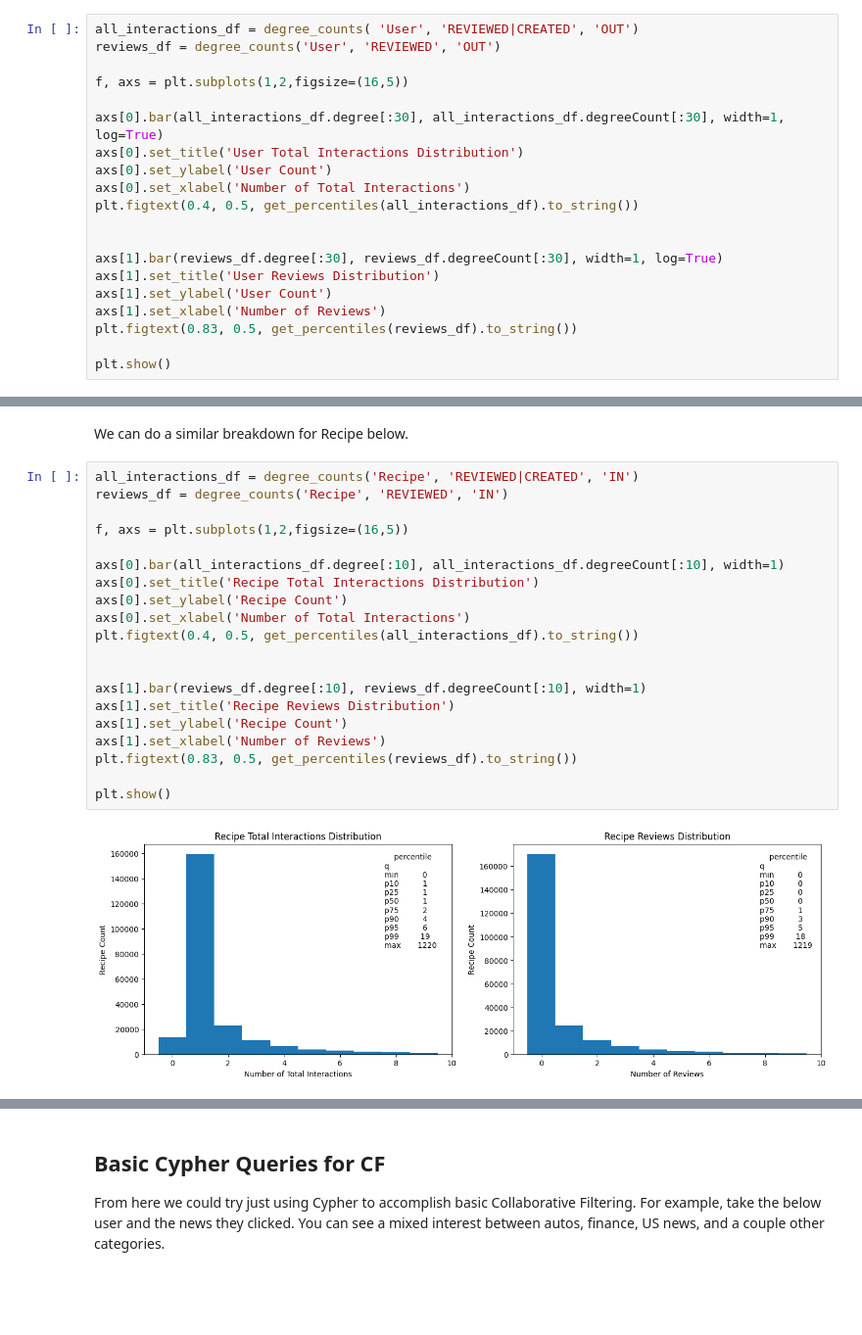
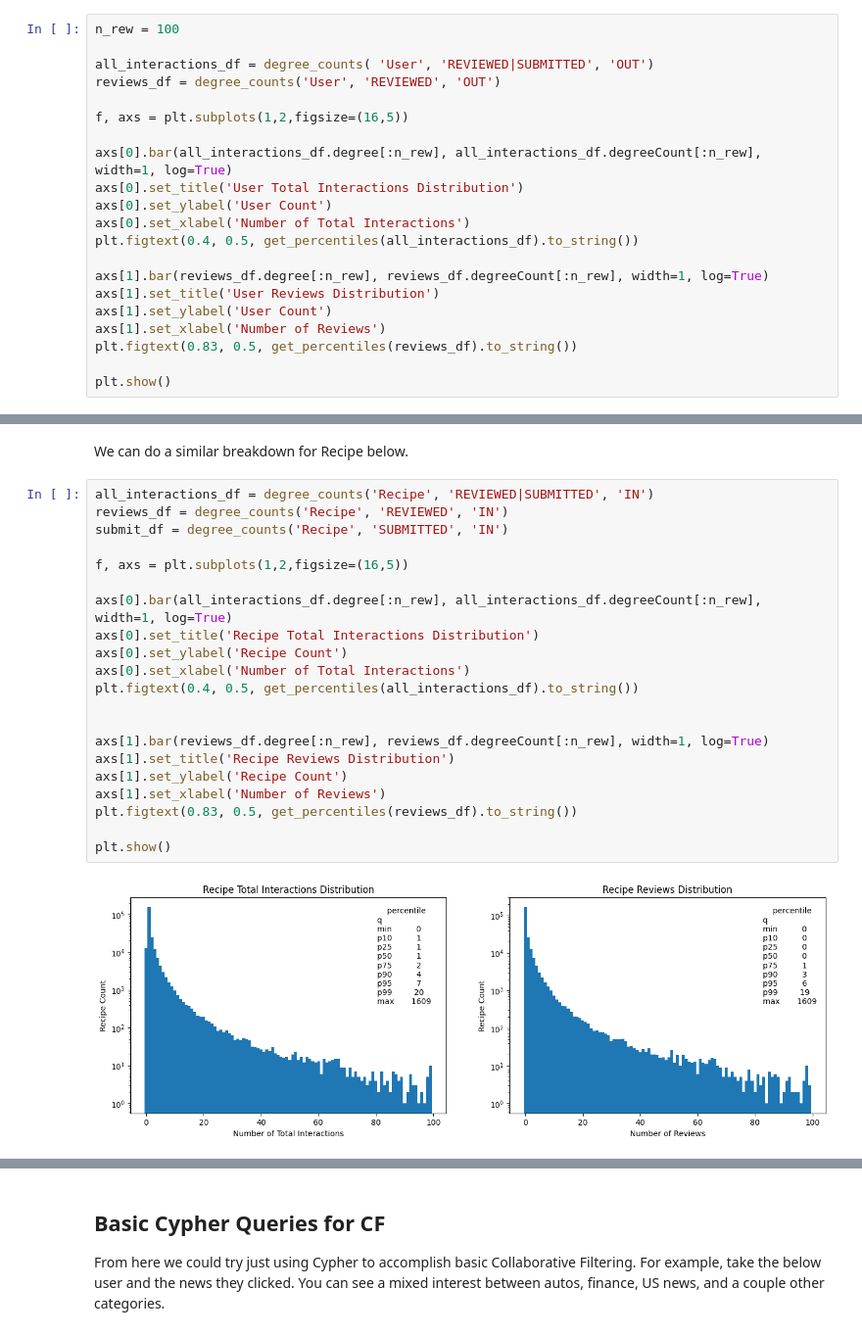
Before and after one commit to luigi-ga/GRec, a Jupyter notebook: graph_recommendation.ipynb, the cells around one changed output, grey strips where cells are left out. Shown at 98% size. Drawn from its saved outputs; the diff is of its cells as text; blank space fills up the shorter version.

```diff
--- a/graph_recommendation.ipynb
+++ b/graph_recommendation.ipynb
@@ -158,19 +158,20 @@ Next, we can look at the distribution of events per user. It is helpful to check
 1. The graph is reasonably well connected as the quality of our upcoming recommendation technique will depend on a reasonably well connected graph.
 2. We do not have any large [supernodes](https://medium.com/neo4j/graph-modeling-all-about-super-nodes-d6ad7e11015b), i.e. nodes with very high numbers of relationships. What qualifies as a supernode varies greatly by use case. For this, I would be concerned about users with tens of thousands of clicks.
 # %%
-all_interactions_df = degree_counts( 'User', 'REVIEWED|CREATED', 'OUT')
+n_rew = 100
+
+all_interactions_df = degree_counts( 'User', 'REVIEWED|SUBMITTED', 'OUT')
 reviews_df = degree_counts('User', 'REVIEWED', 'OUT')
 
 f, axs = plt.subplots(1,2,figsize=(16,5))
 
-axs[0].bar(all_interactions_df.degree[:30], all_interactions_df.degreeCount[:30], width=1, log=True)
+axs[0].bar(all_interactions_df.degree[:n_rew], all_interactions_df.degreeCount[:n_rew], width=1, log=True)
 axs[0].set_title('User Total Interactions Distribution')
 axs[0].set_ylabel('User Count')
 axs[0].set_xlabel('Number of Total Interactions')
 plt.figtext(0.4, 0.5, get_percentiles(all_interactions_df).to_string())
 
-
-axs[1].bar(reviews_df.degree[:30], reviews_df.degreeCount[:30], width=1, log=True)
+axs[1].bar(reviews_df.degree[:n_rew], reviews_df.degreeCount[:n_rew], width=1, log=True)
 axs[1].set_title('User Reviews Distribution')
 axs[1].set_ylabel('User Count')
 axs[1].set_xlabel('Number of Reviews')
@@ -184,27 +185,28 @@ The above shows the distributions for total interactions (`REVIEWED` and `CREATE
 # %% [markdown]
 We can do a similar breakdown for Recipe below.
 # %%
-all_interactions_df = degree_counts('Recipe', 'REVIEWED|CREATED', 'IN')
+all_interactions_df = degree_counts('Recipe', 'REVIEWED|SUBMITTED', 'IN')
 reviews_df = degree_counts('Recipe', 'REVIEWED', 'IN')
+submit_df = degree_counts('Recipe', 'SUBMITTED', 'IN')
 
 f, axs = plt.subplots(1,2,figsize=(16,5))
 
-axs[0].bar(all_interactions_df.degree[:10], all_interactions_df.degreeCount[:10], width=1)
+axs[0].bar(all_interactions_df.degree[:n_rew], all_interactions_df.degreeCount[:n_rew], width=1, log=True)
 axs[0].set_title('Recipe Total Interactions Distribution')
 axs[0].set_ylabel('Recipe Count')
 axs[0].set_xlabel('Number of Total Interactions')
 plt.figtext(0.4, 0.5, get_percentiles(all_interactions_df).to_string())
 
 
-axs[1].bar(reviews_df.degree[:10], reviews_df.degreeCount[:10], width=1)
+axs[1].bar(reviews_df.degree[:n_rew], reviews_df.degreeCount[:n_rew], width=1, log=True)
 axs[1].set_title('Recipe Reviews Distribution')
 axs[1].set_ylabel('Recipe Count')
 axs[1].set_xlabel('Number of Reviews')
 plt.figtext(0.83, 0.5, get_percentiles(reviews_df).to_string())
 
 plt.show()
 # %% [output]
-[figure, old version]
+[figure, new version]
 # %% [markdown]
 ## Collaborative Filtering (CF)
 
```
Also changed, not shown: parts of 15 cells of this notebook, 1 other file.
